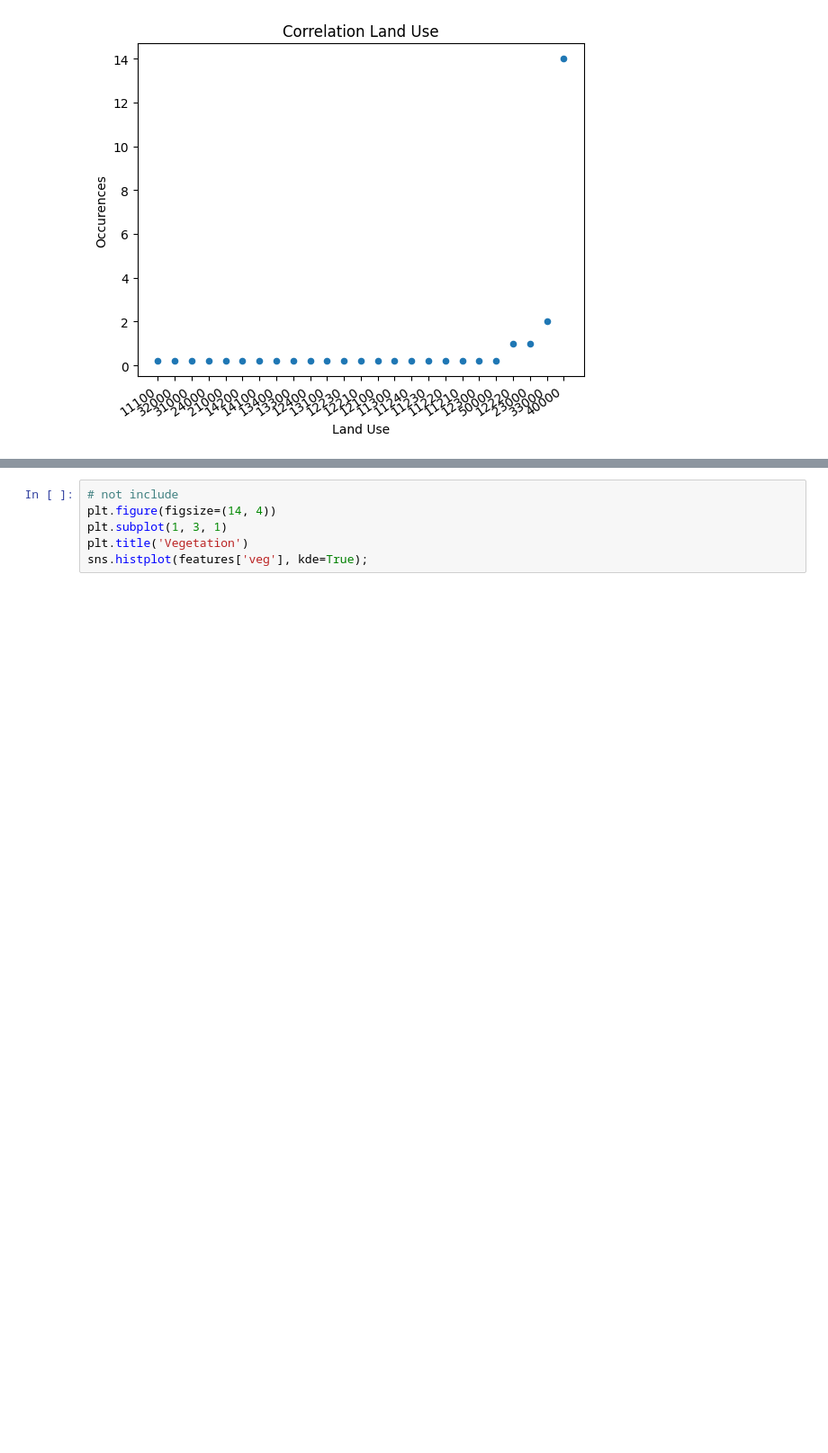
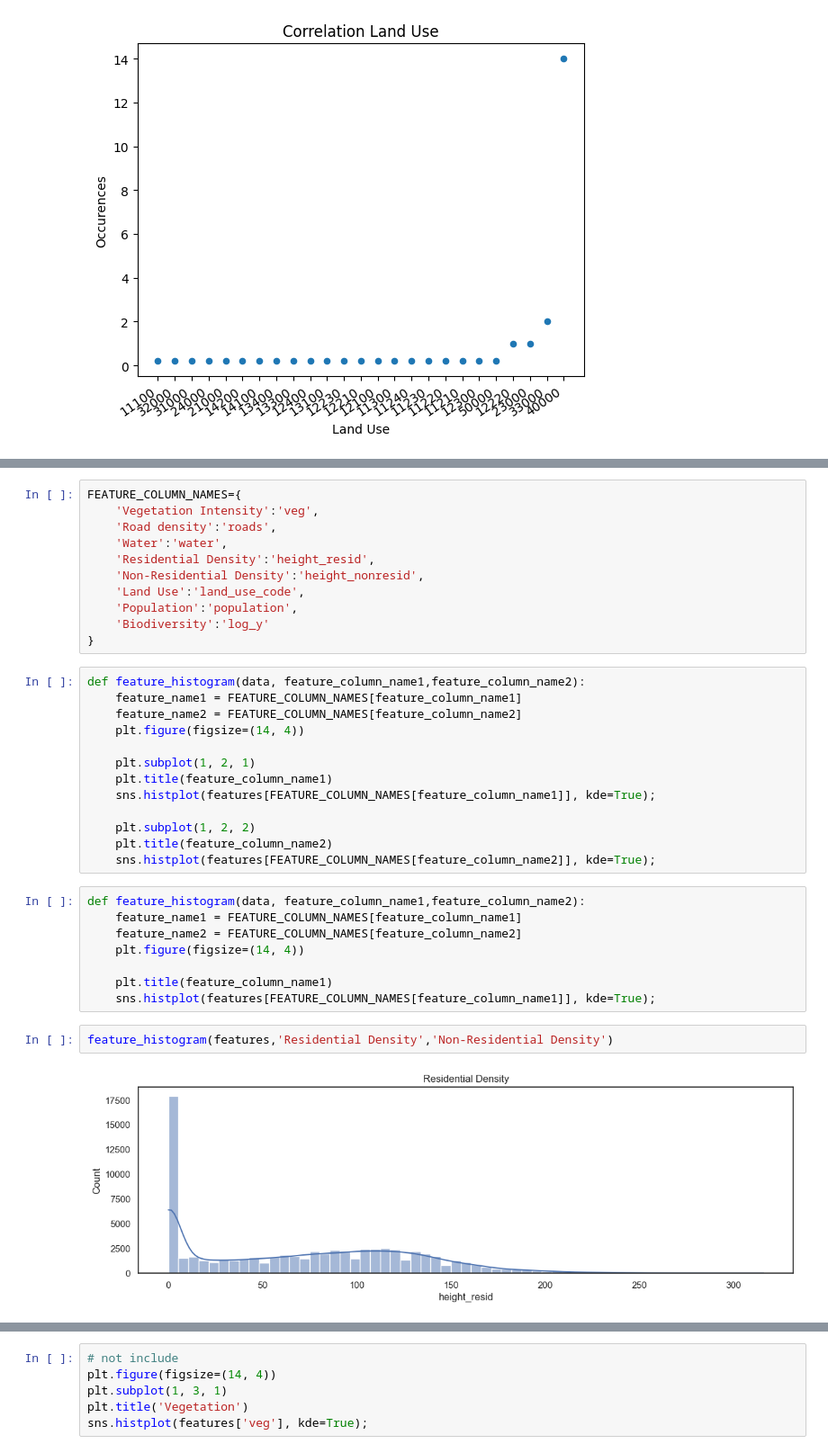
Before and after one commit to zilikons/demeter, a Jupyter notebook: notebooks/plots-Copy1.ipynb, the cells around one changed output, grey strips where cells are left out. Shown at 90% size. Cells and saved outputs as stored; diff of their text form; blank space fills up the shorter version.

```diff
--- a/notebooks/plots-Copy1.ipynb
+++ b/notebooks/plots-Copy1.ipynb
@@ -332,0 +350,36 @@ corr_group.style.background_gradient(cmap='coolwarm')
+# %%
+FEATURE_COLUMN_NAMES={
+    'Vegetation Intensity':'veg',
+    'Road density':'roads',
+    'Water':'water',
+    'Residential Density':'height_resid',
+    'Non-Residential Density':'height_nonresid',
+    'Land Use':'land_use_code',
+    'Population':'population',
+    'Biodiversity':'log_y'
+}
+# %%
+def feature_histogram(data, feature_column_name1,feature_column_name2):
+    feature_name1 = FEATURE_COLUMN_NAMES[feature_column_name1]
+    feature_name2 = FEATURE_COLUMN_NAMES[feature_column_name2]
+    plt.figure(figsize=(14, 4))
+
+    plt.subplot(1, 2, 1)
+    plt.title(feature_column_name1)
+    sns.histplot(features[FEATURE_COLUMN_NAMES[feature_column_name1]], kde=True);
+
+    plt.subplot(1, 2, 2)
+    plt.title(feature_column_name2)
+    sns.histplot(features[FEATURE_COLUMN_NAMES[feature_column_name2]], kde=True);
+# %%
+def feature_histogram(data, feature_column_name1,feature_column_name2):
+    feature_name1 = FEATURE_COLUMN_NAMES[feature_column_name1]
+    feature_name2 = FEATURE_COLUMN_NAMES[feature_column_name2]
+    plt.figure(figsize=(14, 4))
+
+    plt.title(feature_column_name1)
+    sns.histplot(features[FEATURE_COLUMN_NAMES[feature_column_name1]], kde=True);
+# %%
+feature_histogram(features,'Residential Density','Non-Residential Density')
+# %% [output]
+[figure, added]
```
Also changed, not shown: parts of 32 cells of this notebook, 1 other file.
